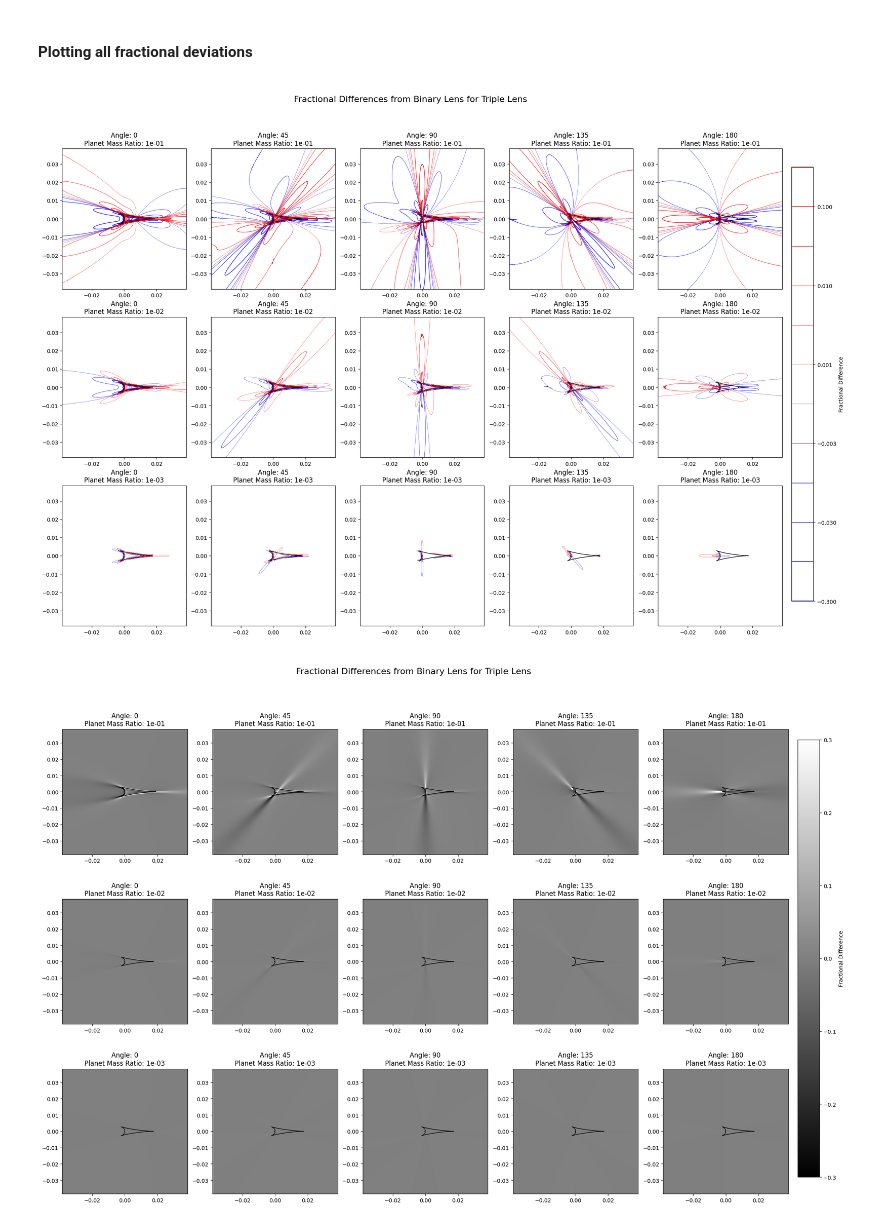
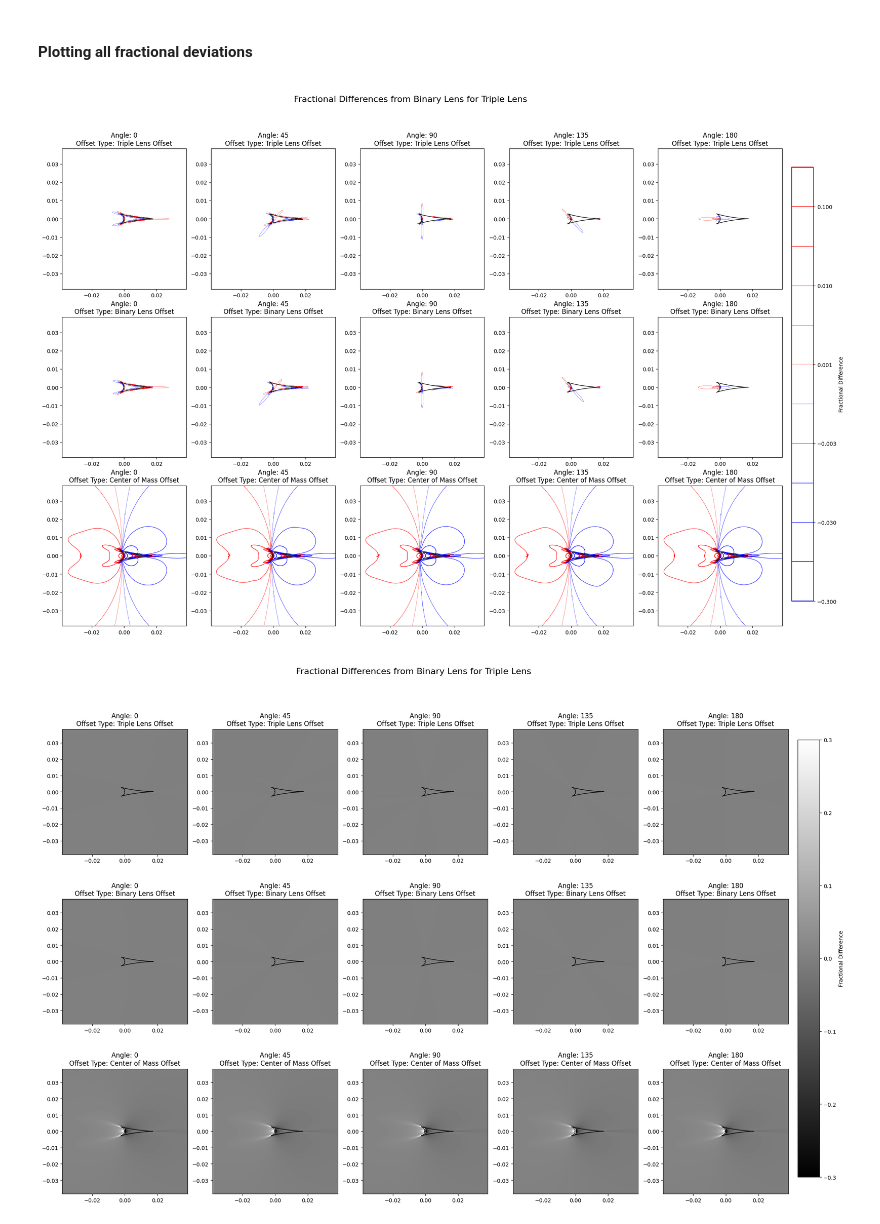
Before and after one commit to saividyud/NBLens, a Jupyter notebook: Unity Analysis/collection_08_diff_offsets.ipynb, the cells around one changed output. Drawn from its saved outputs; the diff is of its cells as text; code cells hidden in the pictures.

Commit message:
Ready to repeat binary offset calculation

```diff
--- a/Unity Analysis/collection_08_diff_offsets.ipynb
+++ b/Unity Analysis/collection_08_diff_offsets.ipynb
@@ -45,12 +45,12 @@ binary_lens = IRSC.caustic_reader('../Unity/Simulations/Collection_0.8/binary_1e
 
 # All triple lens
 alphas = [0, 45, 90, 135, 180]
-pmrs = [0.1, 0.01, 0.001]
+offset_type = ['', '_binary_offset', '_cm']
 triple_lenses = []
 
-for pmr in pmrs:
+for offset in offset_type:
     for alpha in alphas:
-        file_path = f'../Unity/Simulations/Collection_0.8/triple_1e11_{alpha}_{pmr*1e-3:.0e}.pkl'
+        file_path = f'../Unity/Simulations/Collection_0.8/triple_1e11_{alpha}_1e-06{offset}.pkl'
         print(file_path)
         triple_lenses.append(IRSC.caustic_reader(file_path))
 # %% [output]
@@ -247,36 +247,41 @@ fig.suptitle('\nFractional Differences from Binary Lens for Triple Lens', fontsi
 
 flat_ind = 0
 for i, row in enumerate(axes):
     for j, ax in enumerate(row):
-        ax.set_title(f'Angle: {alphas[j]}\nPlanet Mass Ratio: {(pmrs[i]):.0e}')
+        if offset_type[i] == '':
+            ax.set_title(f'Angle: {alphas[j]}\nOffset Type: Triple Lens Offset')
+        elif offset_type[i] == '_binary_offset':
+            ax.set_title(f'Angle: {alphas[j]}\nOffset Type: Binary Lens Offset')
+        elif offset_type[i] == '_cm':
+            ax.set_title(f'Angle: {alphas[j]}\nOffset Type: Center of Mass Offset')
 
         caustic_points = all_caustic_points[flat_ind]
         for caustic in caustic_points:
             ax.plot(caustic[0], caustic[1], color='black', linewidth=1, zorder=10)
 
         img = ax.contour(single_lens.X_pix, single_lens.Y_pix, np.flip(fractional_deviation_binary[flat_ind], axis=0),
                 levels=[-0.30, -0.10, -0.03, -0.01, -0.003, -0.001, 0.001, 0.003, 0.01, 0.03, 0.10, 0.30],
                 colors=['blue', 'blue', 'blue', 'blue', 'blue', 'blue', 'red', 'red', 'red', 'red', 'red', 'red'],
                 linewidths=[1.3, 1.1, 0.9, 0.7, 0.5, 0.3, 0.3, 0.5, 0.7, 0.9, 1.1, 1.3],
                 zorder=0
         )
 
         ax.set_xlim(-ang_width/2, ang_width/2)
         ax.set_ylim(-ang_width/2, ang_width/2)
 
         flat_ind += 1
 
 cbar_ax = fig.add_axes([0.92, 0.15, 0.02, 0.7])
 cbar_ax.axis('off')
 
 bar = fig.colorbar(img, ax=cbar_ax, location='right', fraction=1.5, aspect=20)
 bar.set_label('Fractional Difference')
 
-# fig.savefig('Fractional Difference Contours.png', dpi=500)
+# fig.savefig('Fractional Difference Contours Different Offsets.png', dpi=500)
 
 plt.show()
 # %% [output]
-[figure, old version]
+[figure, new version]
 # %%
 fig = plt.figure(figsize=(24, 16))
 all_axes = fig.subplots(3, 5)
@@ -287,7 +292,12 @@ fig.suptitle('\nFractional Differences from Binary Lens for Triple Lens', fontsi
 flat_ind = 0
 for i, row in enumerate(axes):
     for j, ax in enumerate(row):
-        ax.set_title(f'Angle: {alphas[j]}\nPlanet Mass Ratio: {(pmrs[i]):.0e}')
+        if offset_type[i] == '':
+            ax.set_title(f'Angle: {alphas[j]}\nOffset Type: Triple Lens Offset')
+        elif offset_type[i] == '_binary_offset':
+            ax.set_title(f'Angle: {alphas[j]}\nOffset Type: Binary Lens Offset')
+        elif offset_type[i] == '_cm':
+            ax.set_title(f'Angle: {alphas[j]}\nOffset Type: Center of Mass Offset')
 
         caustic_points = all_caustic_points[flat_ind]
         for caustic in caustic_points:
@@ -306,8 +316,8 @@ cbar_ax.axis('off')
 bar = fig.colorbar(img, ax=cbar_ax, location='right', fraction=1.5, aspect=20)
 bar.set_label('Fractional Difference')
 
-# fig.savefig('Fractional Difference Colormaps.png', dpi=500)
+# fig.savefig('Fractional Difference Colormaps Different Offsets.png', dpi=500)
 
 plt.show()
 # %% [output]
-[figure, old version]
+[figure, new version]
```
Also changed, not shown: parts of 6 cells of this notebook, 5 other files.
